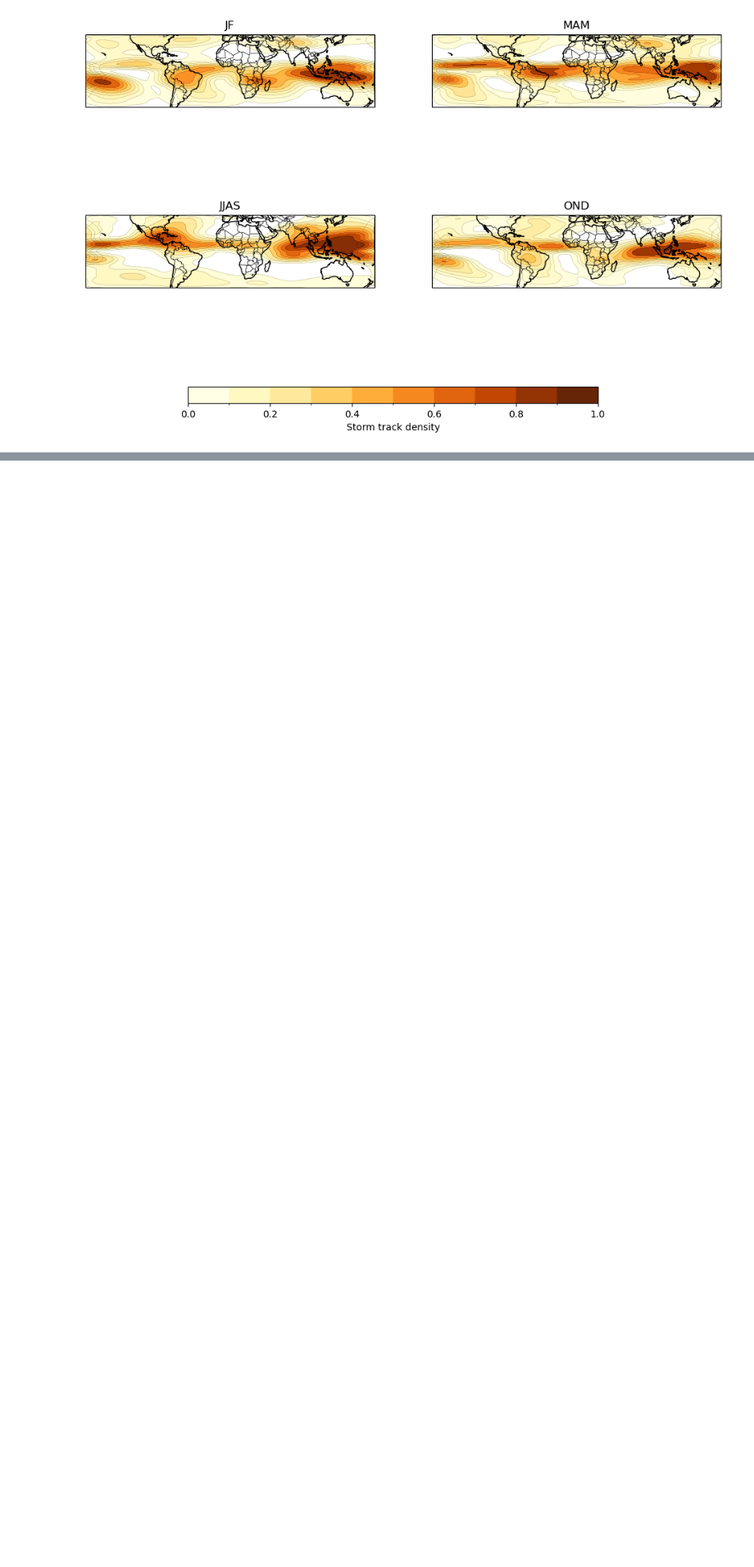
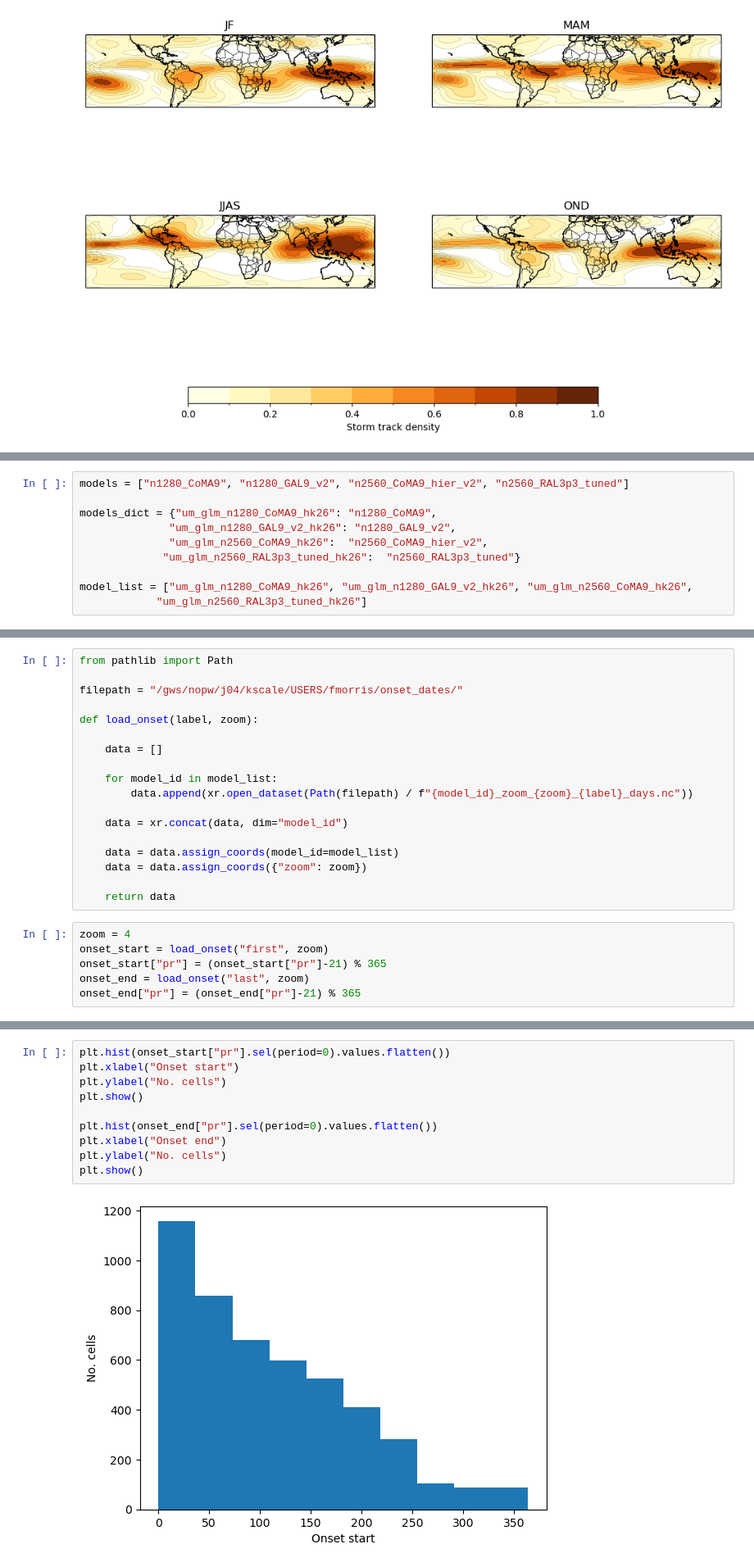
Before and after one commit to fran-morris-research/hackathon-monsoons, a Jupyter notebook: simple_track_mcs/mcs_init_maps.ipynb, the cells around one changed output, grey strips where cells are left out. Shown at 82% size. Drawn from its saved outputs; the diff is of its cells as text; blank space fills up the shorter version.

Commit message:
Add monsoon onset matching

```diff
--- a/simple_track_mcs/mcs_init_maps.ipynb
+++ b/simple_track_mcs/mcs_init_maps.ipynb
@@ -265,0 +268,10 @@ plt.show()
+# %%
+models = ["n1280_CoMA9", "n1280_GAL9_v2", "n2560_CoMA9_hier_v2", "n2560_RAL3p3_tuned"]
+
+models_dict = {"um_glm_n1280_CoMA9_hk26": "n1280_CoMA9",
+              "um_glm_n1280_GAL9_v2_hk26": "n1280_GAL9_v2",
+              "um_glm_n2560_CoMA9_hk26":  "n2560_CoMA9_hier_v2",
+             "um_glm_n2560_RAL3p3_tuned_hk26":  "n2560_RAL3p3_tuned"}
+
+model_list = ["um_glm_n1280_CoMA9_hk26", "um_glm_n1280_GAL9_v2_hk26", "um_glm_n2560_CoMA9_hk26",
+            "um_glm_n2560_RAL3p3_tuned_hk26"]
@@ -265,0 +299,24 @@ plt.show()
+# %%
+from pathlib import Path
+
+filepath = "/gws/nopw/j04/kscale/USERS/fmorris/onset_dates/"
+
+def load_onset(label, zoom):
+
+    data = []
+
+    for model_id in model_list:
+        data.append(xr.open_dataset(Path(filepath) / f"{model_id}_zoom_{zoom}_{label}_days.nc"))
+
+    data = xr.concat(data, dim="model_id")
+
+    data = data.assign_coords(model_id=model_list)
+    data = data.assign_coords({"zoom": zoom})
+
+    return data
+# %%
+zoom = 4
+onset_start = load_onset("first", zoom)
+onset_start["pr"] = (onset_start["pr"]-21) % 365
+onset_end = load_onset("last", zoom)
+onset_end["pr"] = (onset_end["pr"]-21) % 365
@@ -265,0 +439,12 @@ plt.show()
+# %%
+plt.hist(onset_start["pr"].sel(period=0).values.flatten())
+plt.xlabel("Onset start")
+plt.ylabel("No. cells")
+plt.show()
+
+plt.hist(onset_end["pr"].sel(period=0).values.flatten())
+plt.xlabel("Onset end")
+plt.ylabel("No. cells")
+plt.show()
+# %% [output]
+[figure, added]
```
Also changed, not shown: parts of 24 cells of this notebook.
